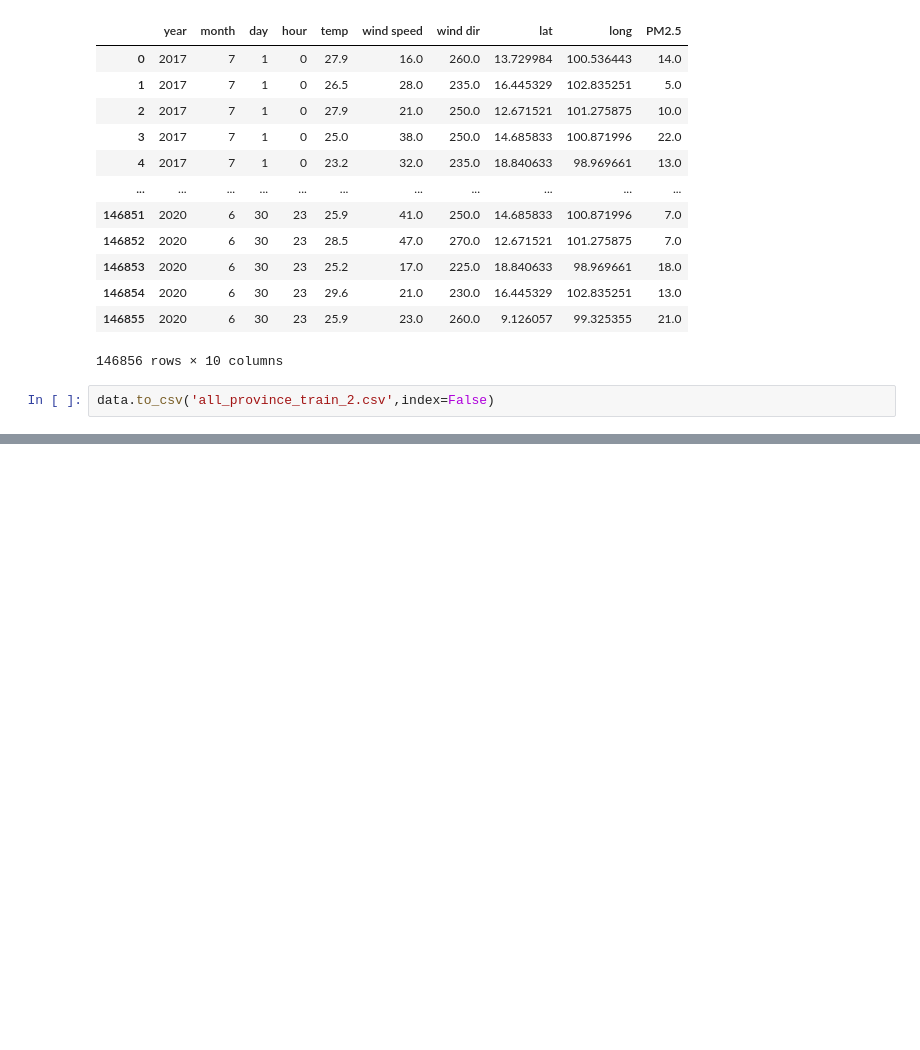
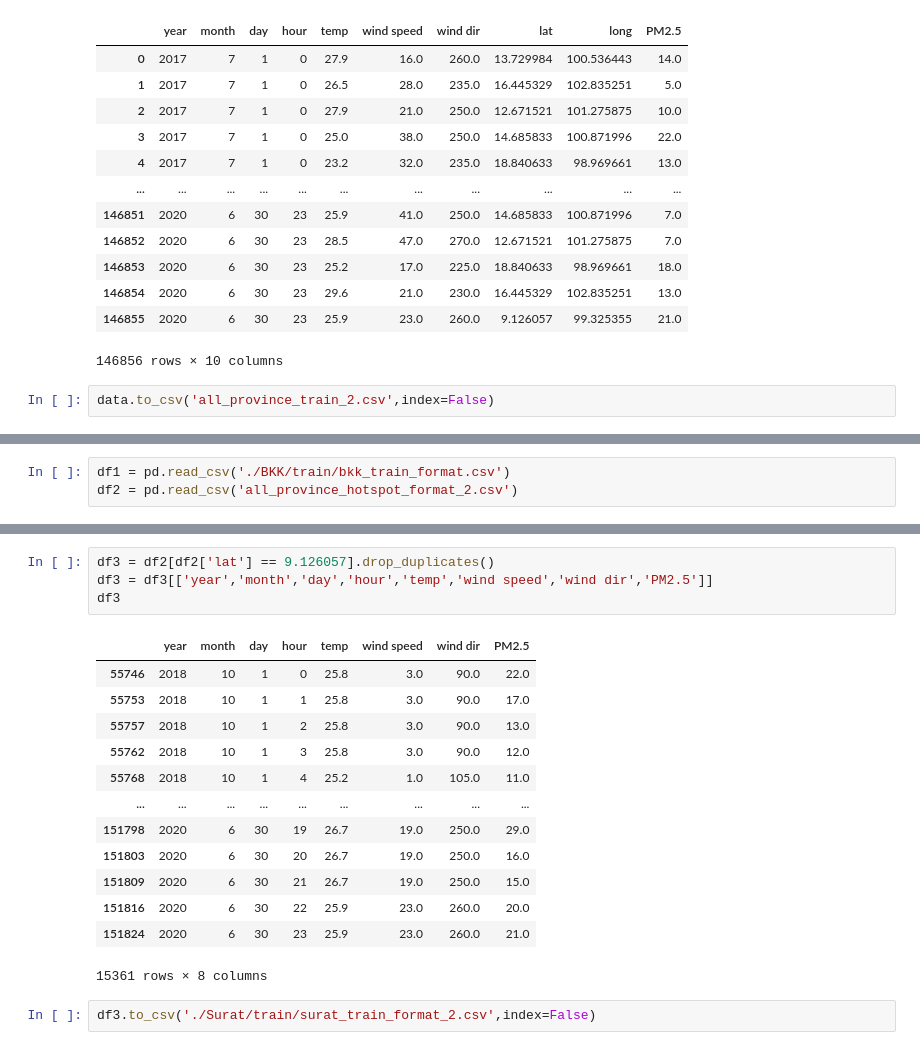
Before and after one commit to NKIKK/ProjectPM2-5_aGroup, a Jupyter notebook: format_traindata.ipynb, the cells around one changed output, grey strips where cells are left out. Saved outputs shown, nothing was run; the diff lists cells and outputs as text; blank space fills up the shorter version.

```diff
--- a/format_traindata.ipynb
+++ b/format_traindata.ipynb
@@ -122,0 +165,3 @@ data.to_csv('all_province_train_2.csv',index=False)
+# %%
+df1 = pd.read_csv('./BKK/train/bkk_train_format.csv')
+df2 = pd.read_csv('all_province_hotspot_format_2.csv')
@@ -122,0 +190,20 @@ data.to_csv('all_province_train_2.csv',index=False)
+# %%
+df3 = df2[df2['lat'] == 9.126057].drop_duplicates()
+df3 = df3[['year','month','day','hour','temp','wind speed','wind dir','PM2.5']]
+df3
+# %% [output]
+|  | year | month | day | hour | temp | wind speed | wind dir | PM2.5 |
+| 55746 | 2018 | 10 | 1 | 0 | 25.8 | 3.0 | 90.0 | 22.0 |
+| 55753 | 2018 | 10 | 1 | 1 | 25.8 | 3.0 | 90.0 | 17.0 |
+| 55757 | 2018 | 10 | 1 | 2 | 25.8 | 3.0 | 90.0 | 13.0 |
+| 55762 | 2018 | 10 | 1 | 3 | 25.8 | 3.0 | 90.0 | 12.0 |
+| 55768 | 2018 | 10 | 1 | 4 | 25.2 | 1.0 | 105.0 | 11.0 |
+| ... | ... | ... | ... | ... | ... | ... | ... | ... |
+| 151798 | 2020 | 6 | 30 | 19 | 26.7 | 19.0 | 250.0 | 29.0 |
+| 151803 | 2020 | 6 | 30 | 20 | 26.7 | 19.0 | 250.0 | 16.0 |
+| 151809 | 2020 | 6 | 30 | 21 | 26.7 | 19.0 | 250.0 | 15.0 |
+| 151816 | 2020 | 6 | 30 | 22 | 25.9 | 23.0 | 260.0 | 20.0 |
+| 151824 | 2020 | 6 | 30 | 23 | 25.9 | 23.0 | 260.0 | 21.0 |
+15361 rows × 8 columns
+# %%
+df3.to_csv('./Surat/train/surat_train_format_2.csv',index=False)
```
Also changed, not shown: parts of 6 cells of this notebook, 13 other files.
